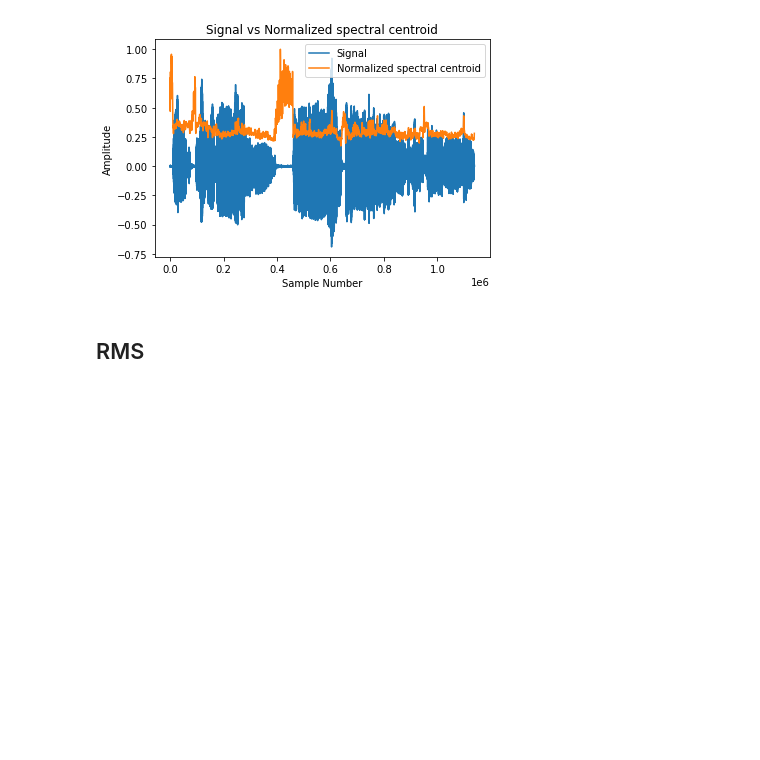
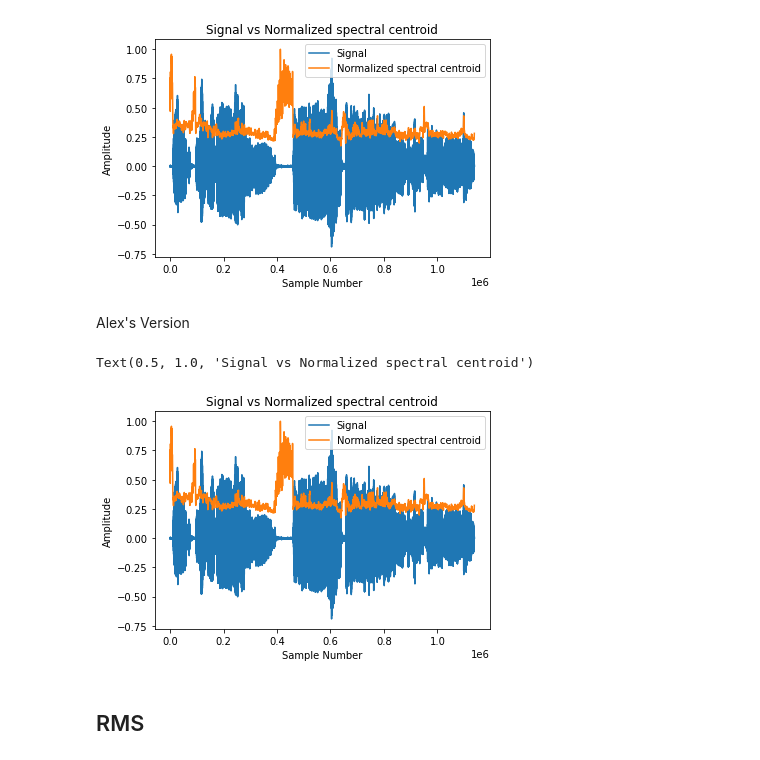
Before and after one commit to VedantKalbag/ACA-assignments, a Jupyter notebook: assignment_2/ass2.ipynb, the cells around one changed output. Saved outputs shown, nothing was run; the diff lists cells and outputs as text; code cells hidden in the pictures; blank space fills up the shorter version.

```diff
--- a/assignment_2/ass2.ipynb
+++ b/assignment_2/ass2.ipynb
@@ -196,6 +210,24 @@ plt.title('Signal vs Normalized spectral centroid')
 # %% [output]
 Text(0.5, 1.0, 'Signal vs Normalized spectral centroid')
 [figure]
+# %% [markdown]
+Alex's Version
+# %%
+X,f = calc_stft(xb,44100)
+X=X.T
+centroid = pyACA.FeatureSpectralCentroid(X,44100)#extract_spectral_centroid(xb,44100)
+centroid=centroid/max(centroid)
+t_rms = np.arange(0,xb.shape[0])*hopSize
+plt.plot(x)
+plt.plot(t_rms,centroid)
+
+plt.xlabel('Sample Number')
+plt.ylabel('Amplitude')
+plt.legend(['Signal','Normalized spectral centroid'])
+plt.title('Signal vs Normalized spectral centroid')
+# %% [output]
+Text(0.5, 1.0, 'Signal vs Normalized spectral centroid')
+[figure, added]
 # %% [markdown]
 ## RMS
 # %%
```
Also changed, not shown: parts of 38 cells of this notebook, 2 other files.
